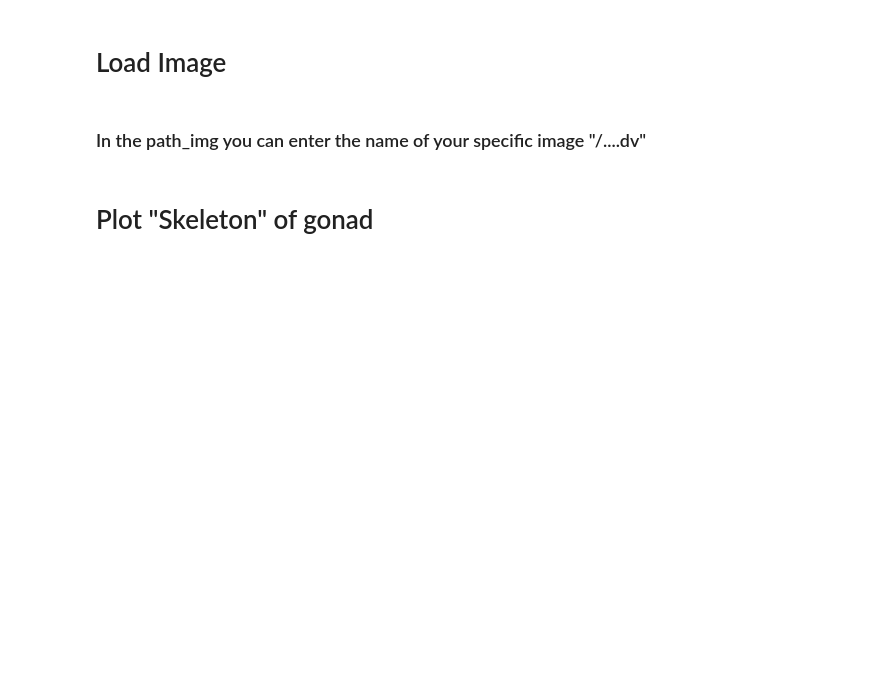
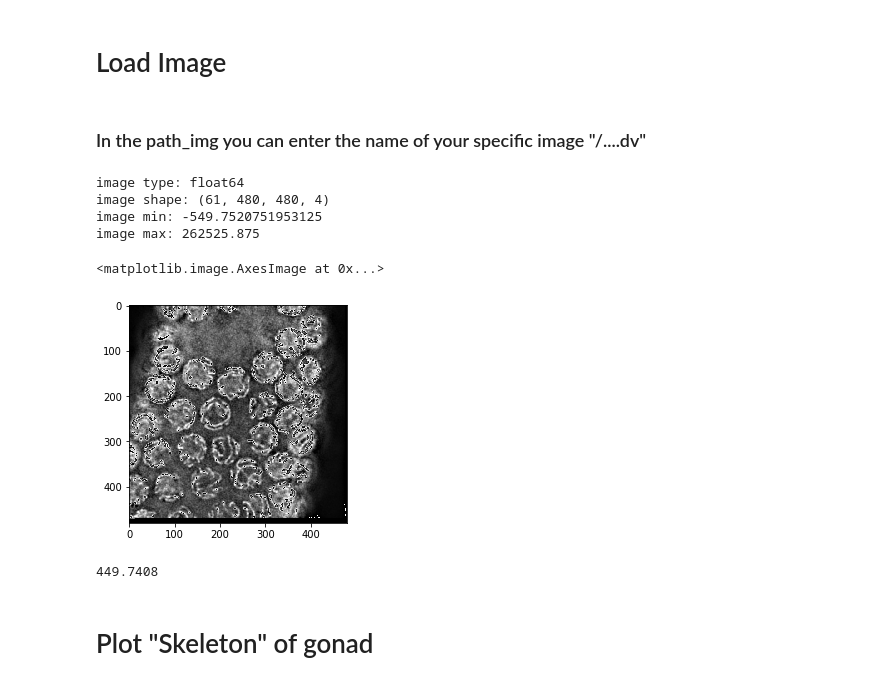
Before and after one commit to bioimage-analysis/Chloe_Chromosome_detection, a Jupyter notebook: notebook/analysis_data_Chloe.ipynb, the cells around one changed output. Saved outputs shown, nothing was run; the diff lists cells and outputs as text; code cells hidden in the pictures; blank space fills up the shorter version.

```diff
--- a/notebook/analysis_data_Chloe.ipynb
+++ b/notebook/analysis_data_Chloe.ipynb
@@ -77,5 +79,24 @@ path_img = '/Users/Espenel/Desktop/Mini-Grant-Image-analysis/2018/Chloe/data_chl
 # %%
 image, meta, directory = load_data.load_bioformats(path_img)
+# %%
+print("image type:", image.dtype)
+print("image shape:", image.shape)
+print("image min:", image.min())
+print("image max:", image.max())
+# %% [output]
+image type: float64
+image shape: (61, 480, 480, 4)
+image min: -549.7520751953125
+image max: 262525.875
+# %%
+plt.imshow(image[32,:,:,3].astype("uint16"))
+# %% [output]
+<matplotlib.image.AxesImage at 0x...>
+[figure, added]
+# %%
+image.nbytes * 0.000001
+# %% [output]
+449.7408
 # %% [markdown]
 # Plot "Skeleton" of gonad
 # %%
```
Also changed, not shown: parts of 98 cells of this notebook, 6 other files.
